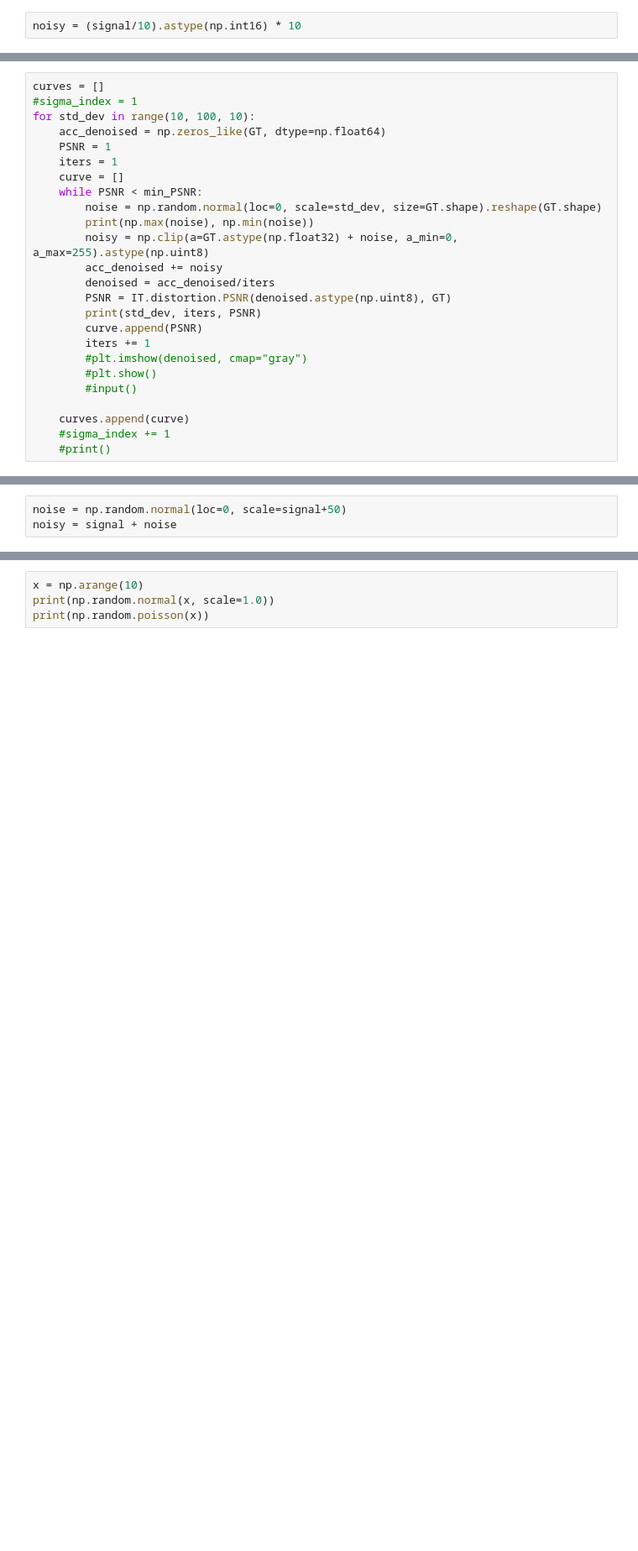
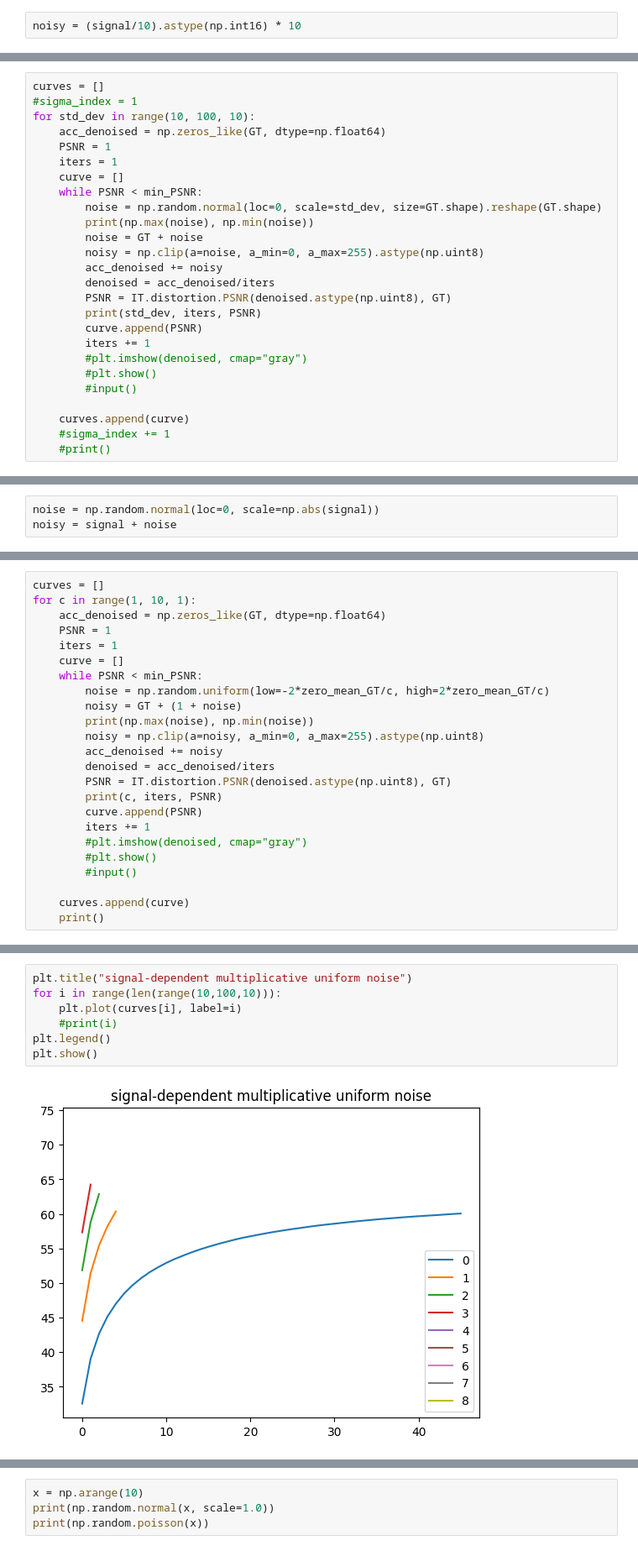
Before and after one commit to vicente-gonzalez-ruiz/denoising_analysis_using_FSC, a Jupyter notebook: figs/gaussian_averaging.ipynb, the cells around one changed output, grey strips where cells are left out. Shown at 84% size. Drawn from its saved outputs; the diff is of its cells as text; blank space fills up the shorter version.

```diff
--- a/figs/gaussian_averaging.ipynb
+++ b/figs/gaussian_averaging.ipynb
@@ -141,7 +201,8 @@ for std_dev in range(10, 100, 10):
     while PSNR < min_PSNR:
         noise = np.random.normal(loc=0, scale=std_dev, size=GT.shape).reshape(GT.shape)
         print(np.max(noise), np.min(noise))
-        noisy = np.clip(a=GT.astype(np.float32) + noise, a_min=0, a_max=255).astype(np.uint8)
+        noise = GT + noise
+        noisy = np.clip(a=noise, a_min=0, a_max=255).astype(np.uint8)
         acc_denoised += noisy
         denoised = acc_denoised/iters
         PSNR = IT.distortion.PSNR(denoised.astype(np.uint8), GT)
@@ -167,5 +248,5 @@ plt.show()
 # %%
-noise = np.random.normal(loc=0, scale=signal+50)
+noise = np.random.normal(loc=0, scale=np.abs(signal))
 noisy = signal + noise
 # %%
 plt.title("signal-dependent additive Gaussian noise")
@@ -250,0 +393,24 @@ plt.show()
+# %%
+curves = []
+for c in range(1, 10, 1):
+    acc_denoised = np.zeros_like(GT, dtype=np.float64)
+    PSNR = 1
+    iters = 1
+    curve = []
+    while PSNR < min_PSNR:
+        noise = np.random.uniform(low=-2*zero_mean_GT/c, high=2*zero_mean_GT/c)
+        noisy = GT + (1 + noise)
+        print(np.max(noise), np.min(noise))
+        noisy = np.clip(a=noisy, a_min=0, a_max=255).astype(np.uint8)
+        acc_denoised += noisy
+        denoised = acc_denoised/iters
+        PSNR = IT.distortion.PSNR(denoised.astype(np.uint8), GT)
+        print(c, iters, PSNR)
+        curve.append(PSNR)
+        iters += 1
+        #plt.imshow(denoised, cmap="gray")
+        #plt.show()
+        #input()
+
+    curves.append(curve)
+    print()
@@ -250,0 +435,9 @@ plt.show()
+# %%
+plt.title("signal-dependent multiplicative uniform noise")
+for i in range(len(range(10,100,10))):
+    plt.plot(curves[i], label=i)
+    #print(i)
+plt.legend()
+plt.show()
+# %% [output]
+[figure, added]
```
Also changed, not shown: parts of 55 cells of this notebook, 1 other file.
